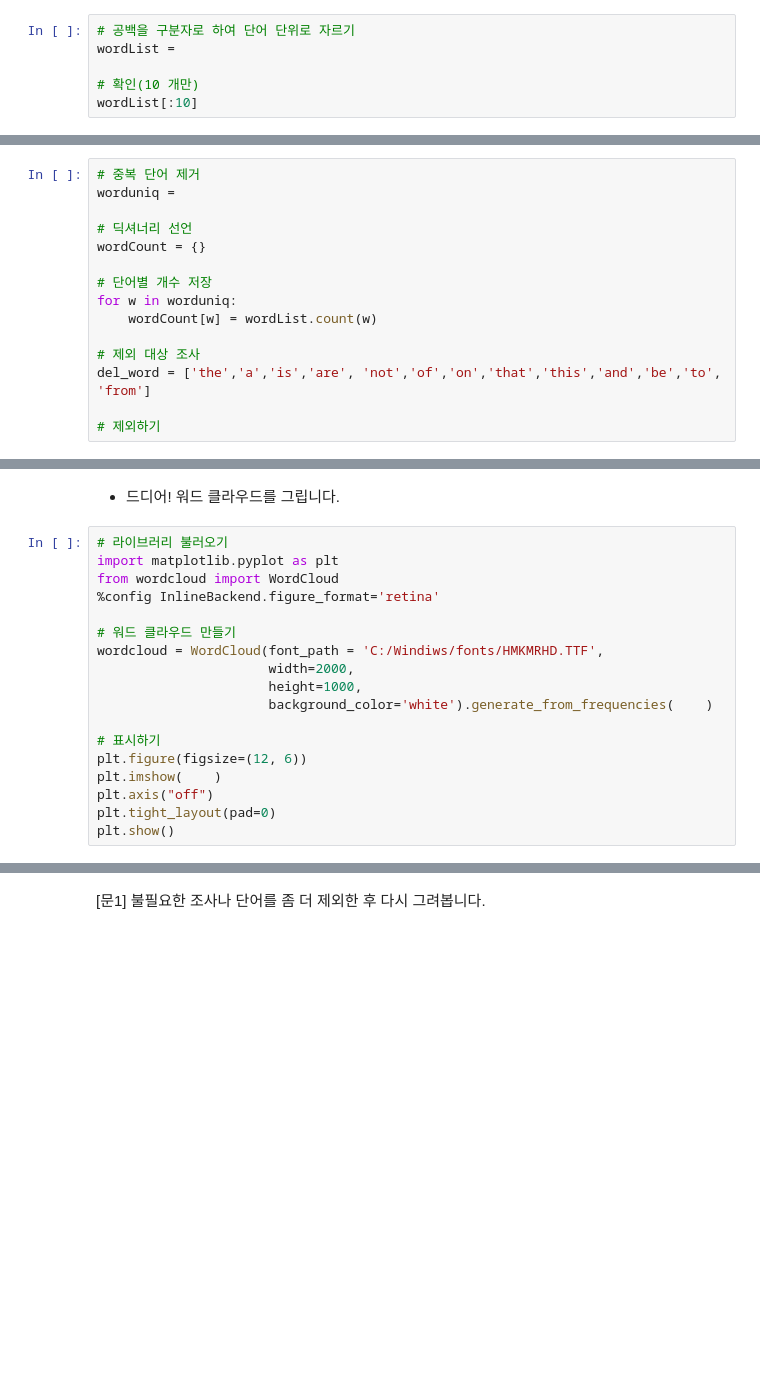
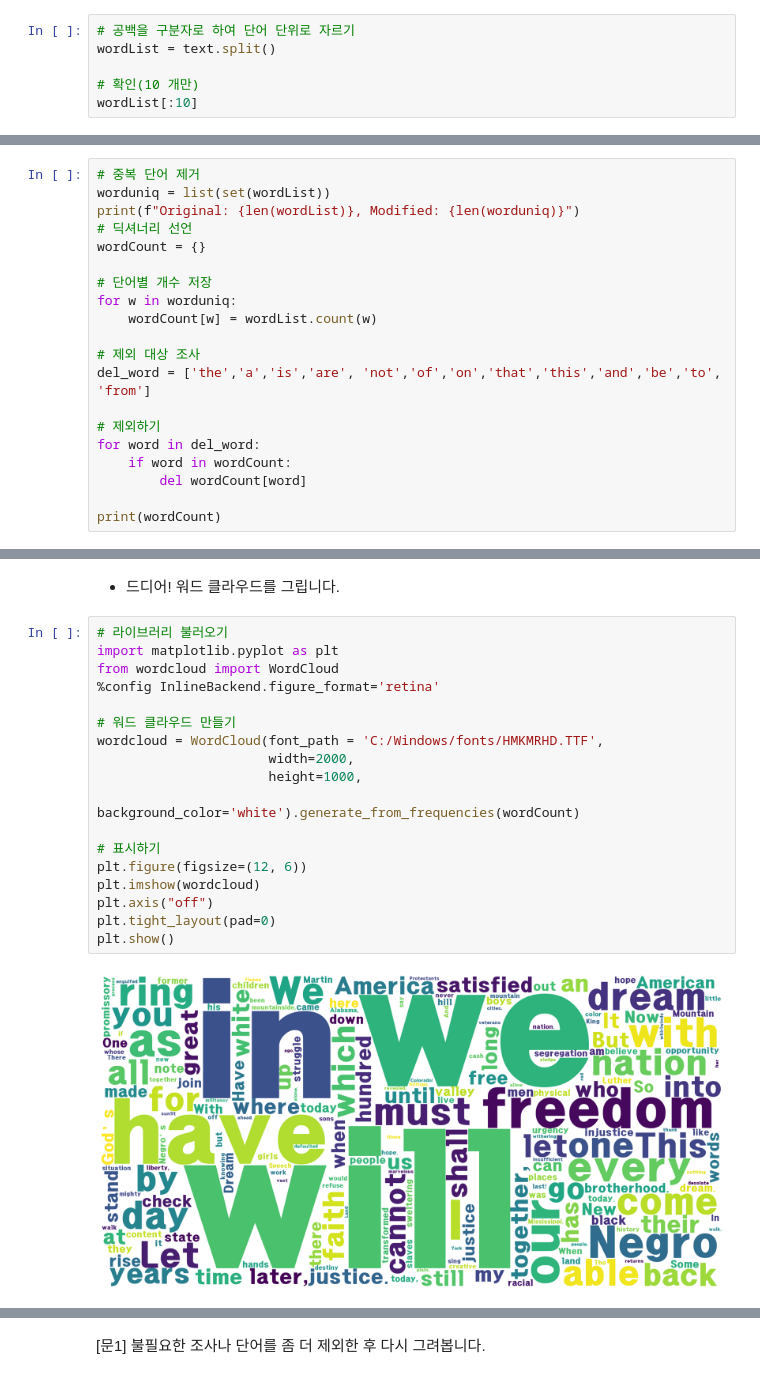
Before and after one commit to chrisseo2002/Python01, a Jupyter notebook: 10 - 파일 읽고 쓰기.ipynb, the cells around one changed output, grey strips where cells are left out. Saved outputs shown, nothing was run; the diff lists cells and outputs as text; blank space fills up the shorter version.

```diff
--- a/10 - 파일 읽고 쓰기.ipynb
+++ b/10 - 파일 읽고 쓰기.ipynb
@@ -297,7 +356,7 @@ text[:100]
 - split() 메소드를 사용해  단어 단위로 잘라 리스트 형태로 만듭니다.
 # %%
 # 공백을 구분자로 하여 단어 단위로 자르기
-wordList =
+wordList = text.split()
 
 # 확인(10 개만)
 wordList[:10]
@@ -305,8 +366,8 @@ wordList[:10]
 - 단어별 빈도수를 계산하여 딕셔너리로 저장합니다.
 # %%
 # 중복 단어 제거
-worduniq =
-
+worduniq = list(set(wordList))
+print(f"Original: {len(wordList)}, Modified: {len(worduniq)}")
 # 딕셔너리 선언
 wordCount = {}
 
@@ -318,3 +379,8 @@ for w in worduniq:
 del_word = ['the','a','is','are', 'not','of','on','that','this','and','be','to', 'from']
 
 # 제외하기
+for word in del_word:
+    if word in wordCount:
+        del wordCount[word]
+
+print(wordCount)
@@ -330,21 +418,23 @@ del_word = ['the','a','is','are', 'not','of','on','that','this','and','be','to',
 # %%
 # 라이브러리 불러오기
 import matplotlib.pyplot as plt
 from wordcloud import WordCloud
 %config InlineBackend.figure_format='retina'
 
 # 워드 클라우드 만들기
-wordcloud = WordCloud(font_path = 'C:/Windiws/fonts/HMKMRHD.TTF',
+wordcloud = WordCloud(font_path = 'C:/Windows/fonts/HMKMRHD.TTF',
                       width=2000,
                       height=1000,
-                      background_color='white').generate_from_frequencies(    )
+                      background_color='white').generate_from_frequencies(wordCount)
 
 # 표시하기
 plt.figure(figsize=(12, 6))
-plt.imshow(    )
+plt.imshow(wordcloud)
 plt.axis("off")
 plt.tight_layout(pad=0)
 plt.show()
+# %% [output]
+[figure, added]
 # %% [markdown]
 <img src='https://raw.githubusercontent.com/jangrae/img/master/practice_01.png' width=120 align="left"/>
 # %% [markdown]
```
Also changed, not shown: parts of 23 cells of this notebook, 15 other files.
